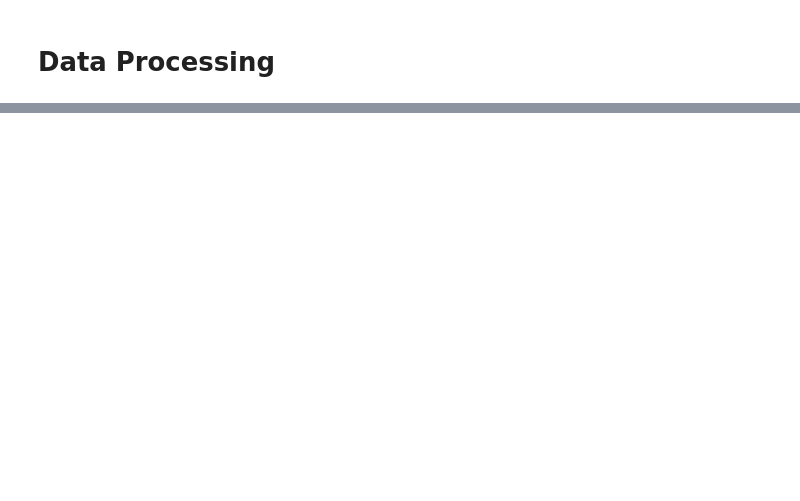
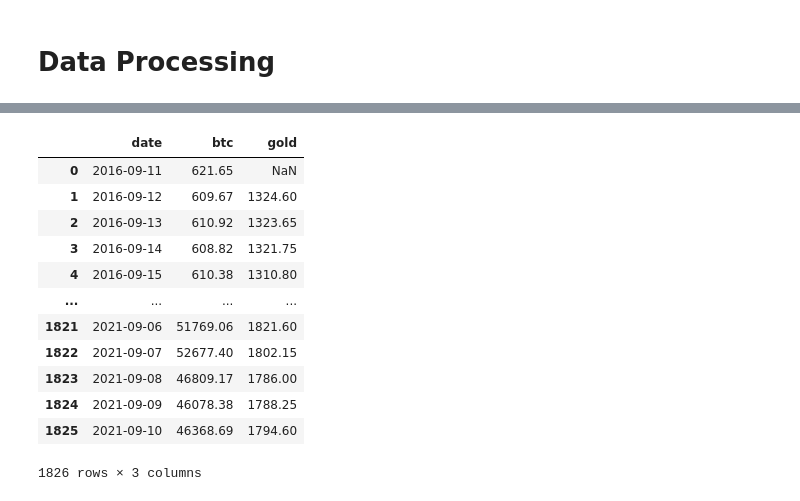
Before and after one commit to YuyangLee/Trading-Strategy-MCM22C, a Jupyter notebook: data_process.ipynb, the cells around one changed output, grey strips where cells are left out. Saved outputs shown, nothing was run; the diff lists cells and outputs as text; code cells hidden in the pictures; blank space fills up the shorter version.

```diff
--- a/data_process.ipynb
+++ b/data_process.ipynb
@@ -57,0 +24,17 @@ ValueError: This function does not handle missing values
+# %%
+data = pd.merge(left=btc_data, right=gold_data, how='left').set_index('date')
+data
+# %% [output]
+|  | date | btc | gold |
+| 0 | 2016-09-11 | 621.65 | NaN |
+| 1 | 2016-09-12 | 609.67 | 1324.60 |
+| 2 | 2016-09-13 | 610.92 | 1323.65 |
+| 3 | 2016-09-14 | 608.82 | 1321.75 |
+| 4 | 2016-09-15 | 610.38 | 1310.80 |
+| ... | ... | ... | ... |
+| 1821 | 2021-09-06 | 51769.06 | 1821.60 |
+| 1822 | 2021-09-07 | 52677.40 | 1802.15 |
+| 1823 | 2021-09-08 | 46809.17 | 1786.00 |
+| 1824 | 2021-09-09 | 46078.38 | 1788.25 |
+| 1825 | 2021-09-10 | 46368.69 | 1794.60 |
+1826 rows × 3 columns
```
Also changed, not shown: parts of 5 cells of this notebook.
